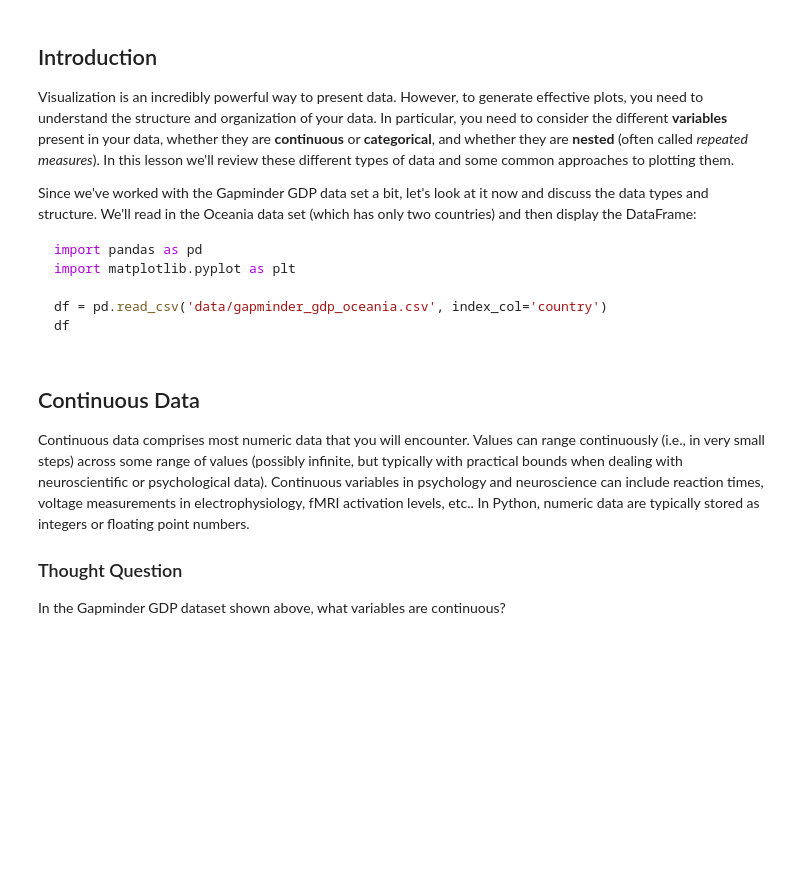
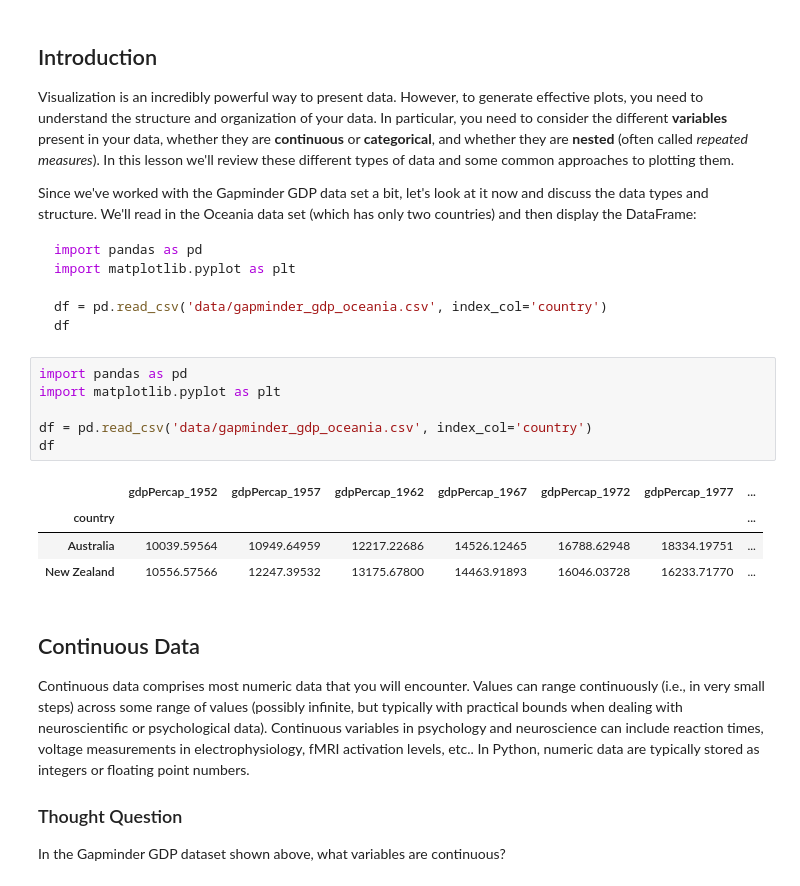
Before and after one commit to stochastic-bean/NDS_Ch4_visualizing_data, a Jupyter notebook: 4 - plotting_types.ipynb, the cells around one changed output. Drawn from its saved outputs; the diff is of its cells as text; blank space fills up the shorter version.

```diff
--- a/4 - plotting_types.ipynb
+++ b/4 - plotting_types.ipynb
@@ -21,6 +21,17 @@ import matplotlib.pyplot as plt
 df = pd.read_csv('data/gapminder_gdp_oceania.csv', index_col='country')
 df
 ~~~
+# %%
+import pandas as pd
+import matplotlib.pyplot as plt
+
+df = pd.read_csv('data/gapminder_gdp_oceania.csv', index_col='country')
+df
+# %% [output]
+|  | gdpPercap_1952 | gdpPercap_1957 | gdpPercap_1962 | gdpPercap_1967 | gdpPercap_1972 | gdpPercap_1977 | ... |
+| country |  |  |  |  |  |  | ... |
+| Australia | 10039.59564 | 10949.64959 | 12217.22686 | 14526.12465 | 16788.62948 | 18334.19751 | ... |
+| New Zealand | 10556.57566 | 12247.39532 | 13175.67800 | 14463.91893 | 16046.03728 | 16233.71770 | ... |
 # %% [markdown]
 ## Continuous Data
 
```
Also changed, not shown: parts of 4 cells of this notebook.
